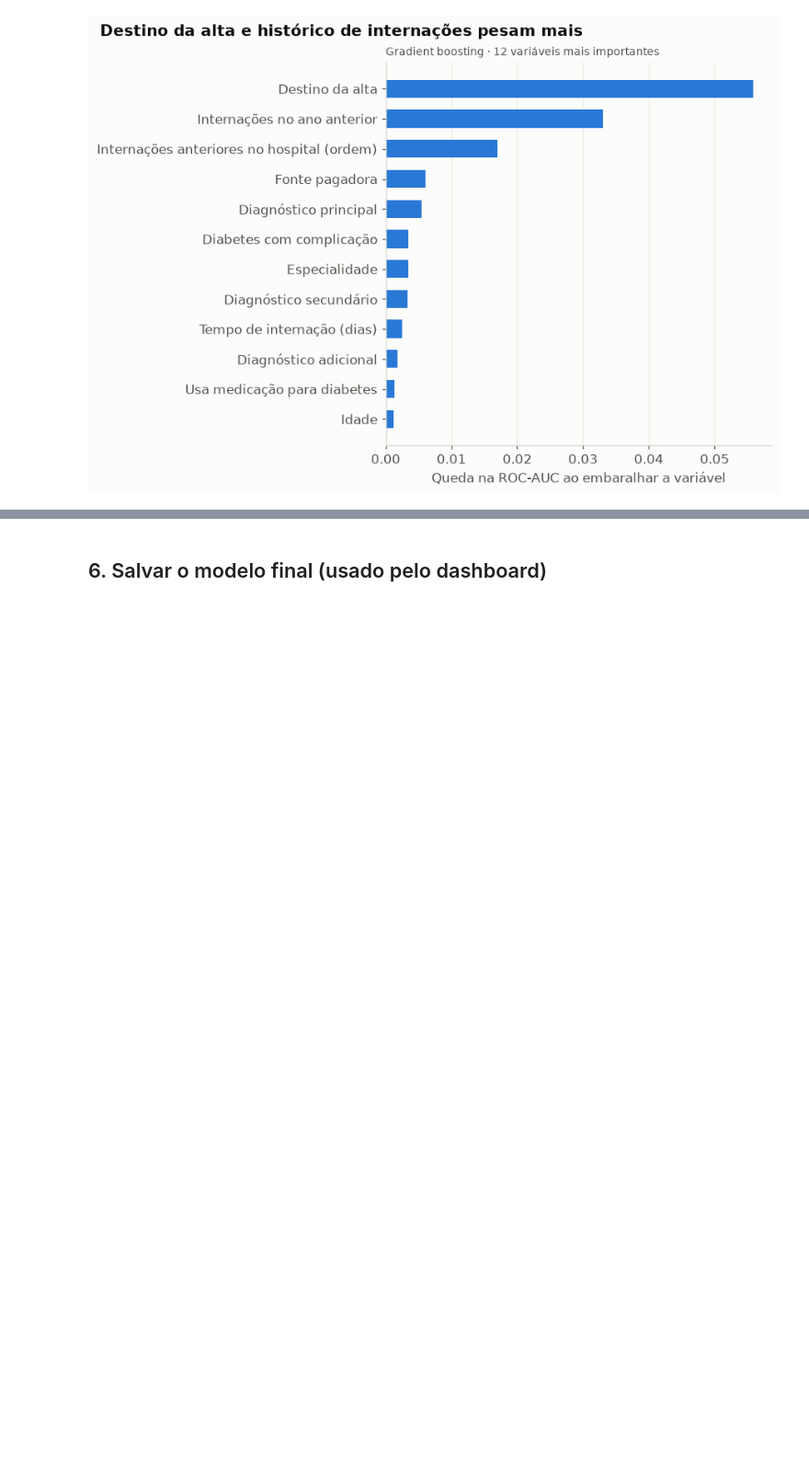
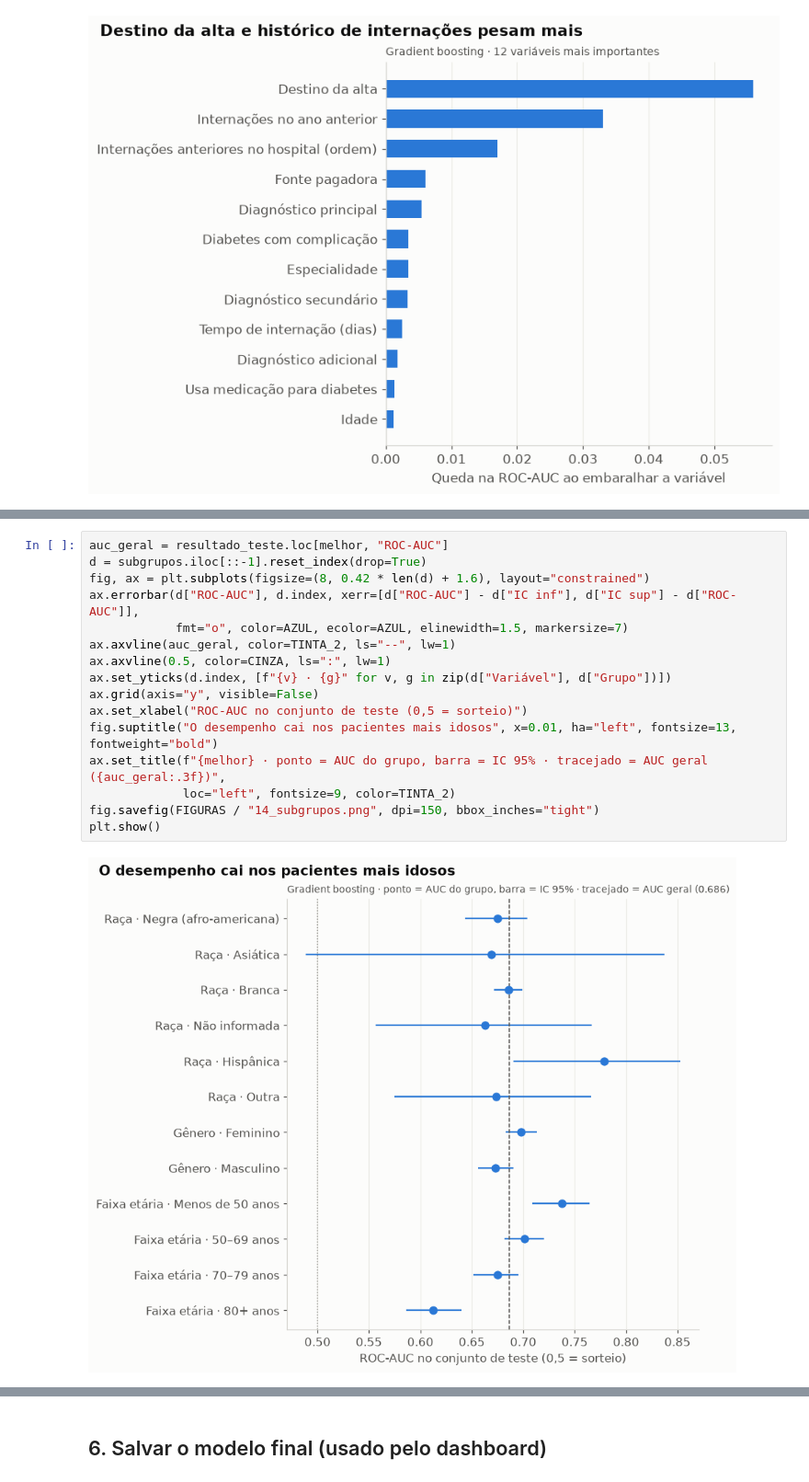
Before and after one commit to leticiamendes-data/diabetes-readmission, a Jupyter notebook: notebooks/02_modelo.ipynb, the cells around one changed output, grey strips where cells are left out. Shown at 92% size. Cells and saved outputs as stored; diff of their text form; blank space fills up the shorter version.

```diff
--- a/notebooks/02_modelo.ipynb
+++ b/notebooks/02_modelo.ipynb
@@ -298,0 +365,18 @@ plt.show()
+# %%
+auc_geral = resultado_teste.loc[melhor, "ROC-AUC"]
+d = subgrupos.iloc[::-1].reset_index(drop=True)
+fig, ax = plt.subplots(figsize=(8, 0.42 * len(d) + 1.6), layout="constrained")
+ax.errorbar(d["ROC-AUC"], d.index, xerr=[d["ROC-AUC"] - d["IC inf"], d["IC sup"] - d["ROC-AUC"]],
+            fmt="o", color=AZUL, ecolor=AZUL, elinewidth=1.5, markersize=7)
+ax.axvline(auc_geral, color=TINTA_2, ls="--", lw=1)
+ax.axvline(0.5, color=CINZA, ls=":", lw=1)
+ax.set_yticks(d.index, [f"{v} · {g}" for v, g in zip(d["Variável"], d["Grupo"])])
+ax.grid(axis="y", visible=False)
+ax.set_xlabel("ROC-AUC no conjunto de teste (0,5 = sorteio)")
+fig.suptitle("O desempenho cai nos pacientes mais idosos", x=0.01, ha="left", fontsize=13, fontweight="bold")
+ax.set_title(f"{melhor} · ponto = AUC do grupo, barra = IC 95% · tracejado = AUC geral ({auc_geral:.3f})",
+             loc="left", fontsize=9, color=TINTA_2)
+fig.savefig(FIGURAS / "14_subgrupos.png", dpi=150, bbox_inches="tight")
+plt.show()
+# %% [output]
+[figure, added]
```
Also changed, not shown: parts of 9 cells of this notebook, 11 other files.
